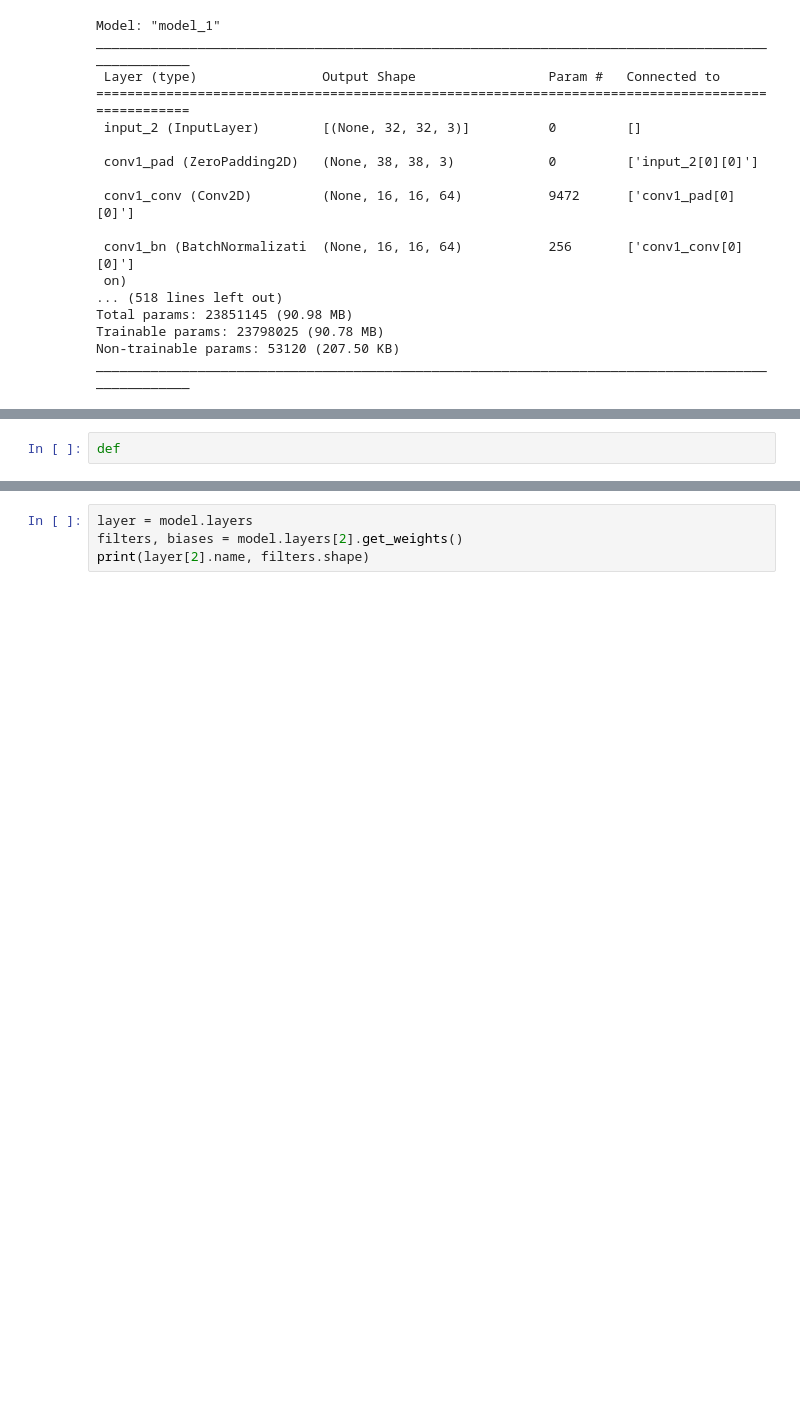
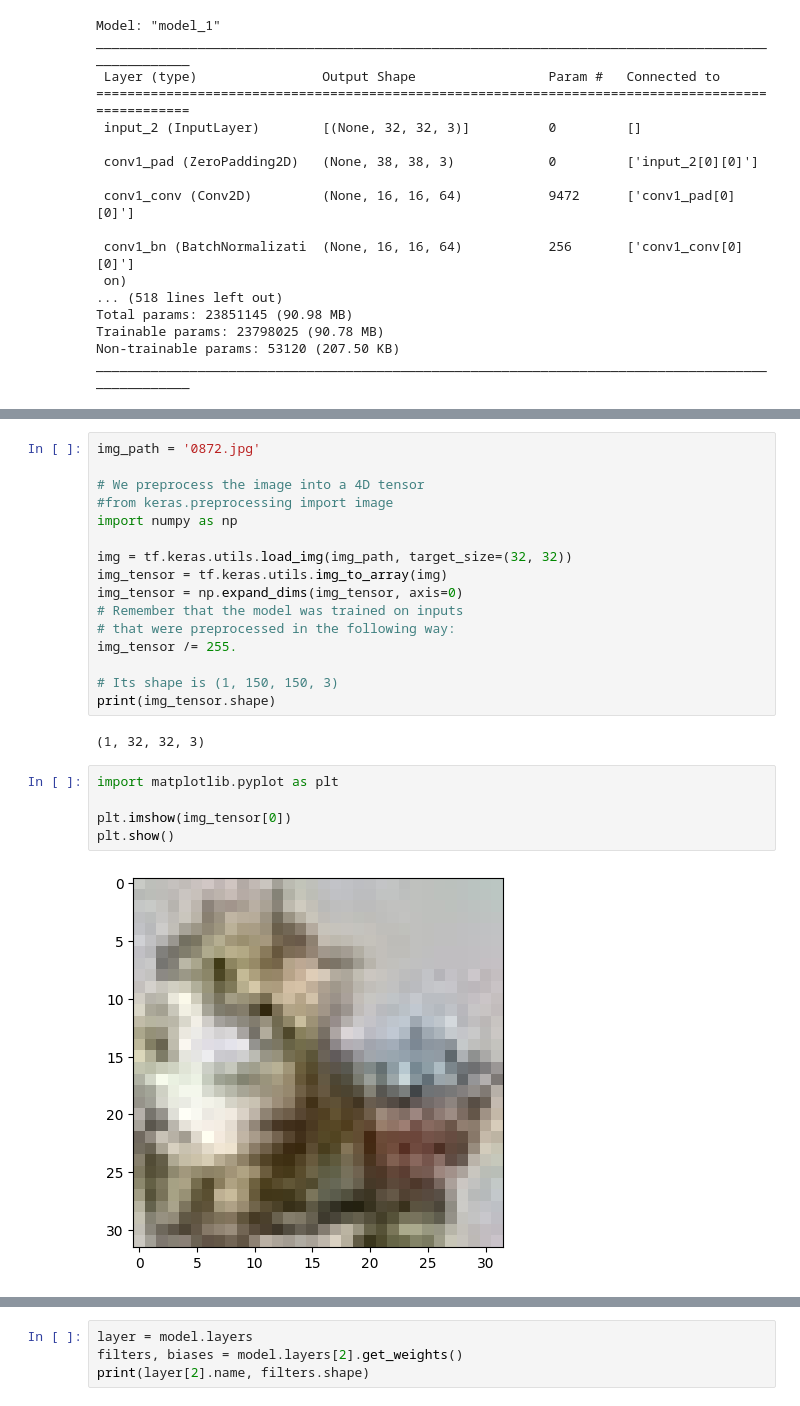
Before and after one commit to Jasonchen0317/ML_Projects, a Jupyter notebook: TakeAtHome/take-at-home.ipynb, the cells around one changed output, grey strips where cells are left out. Drawn from its saved outputs; the diff is of its cells as text; blank space fills up the shorter version.

```diff
--- a/TakeAtHome/take-at-home.ipynb
+++ b/TakeAtHome/take-at-home.ipynb
@@ -121,5 +125,28 @@ Epoch 22/50
 1407/1407 [==============================] - 89s 63ms/step - loss: 0.1327 - accuracy: 0.9546 - val_loss: 1.4338 - val_accuracy: 0.7144
 Epoch 23/50
 KeyboardInterrupt: ignored
-# %%
-def
+# %%
+img_path = '0872.jpg'
+
+# We preprocess the image into a 4D tensor
+#from keras.preprocessing import image
+import numpy as np
+
+img = tf.keras.utils.load_img(img_path, target_size=(32, 32))
+img_tensor = tf.keras.utils.img_to_array(img)
+img_tensor = np.expand_dims(img_tensor, axis=0)
+# Remember that the model was trained on inputs
+# that were preprocessed in the following way:
+img_tensor /= 255.
+
+# Its shape is (1, 150, 150, 3)
+print(img_tensor.shape)
+# %% [output]
+(1, 32, 32, 3)
+# %%
+import matplotlib.pyplot as plt
+
+plt.imshow(img_tensor[0])
+plt.show()
+# %% [output]
+[figure, added]
```
Also changed, not shown: parts of 11 cells of this notebook.
